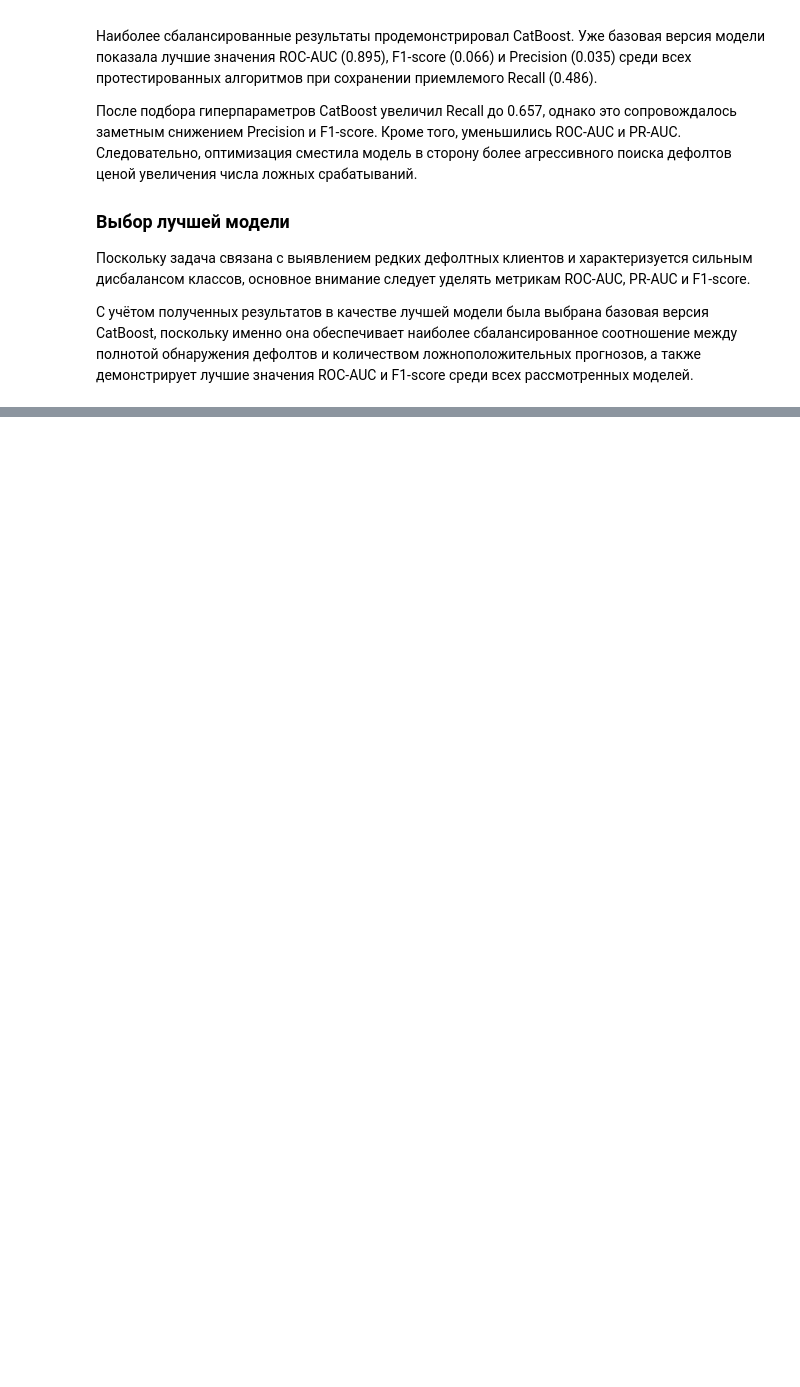
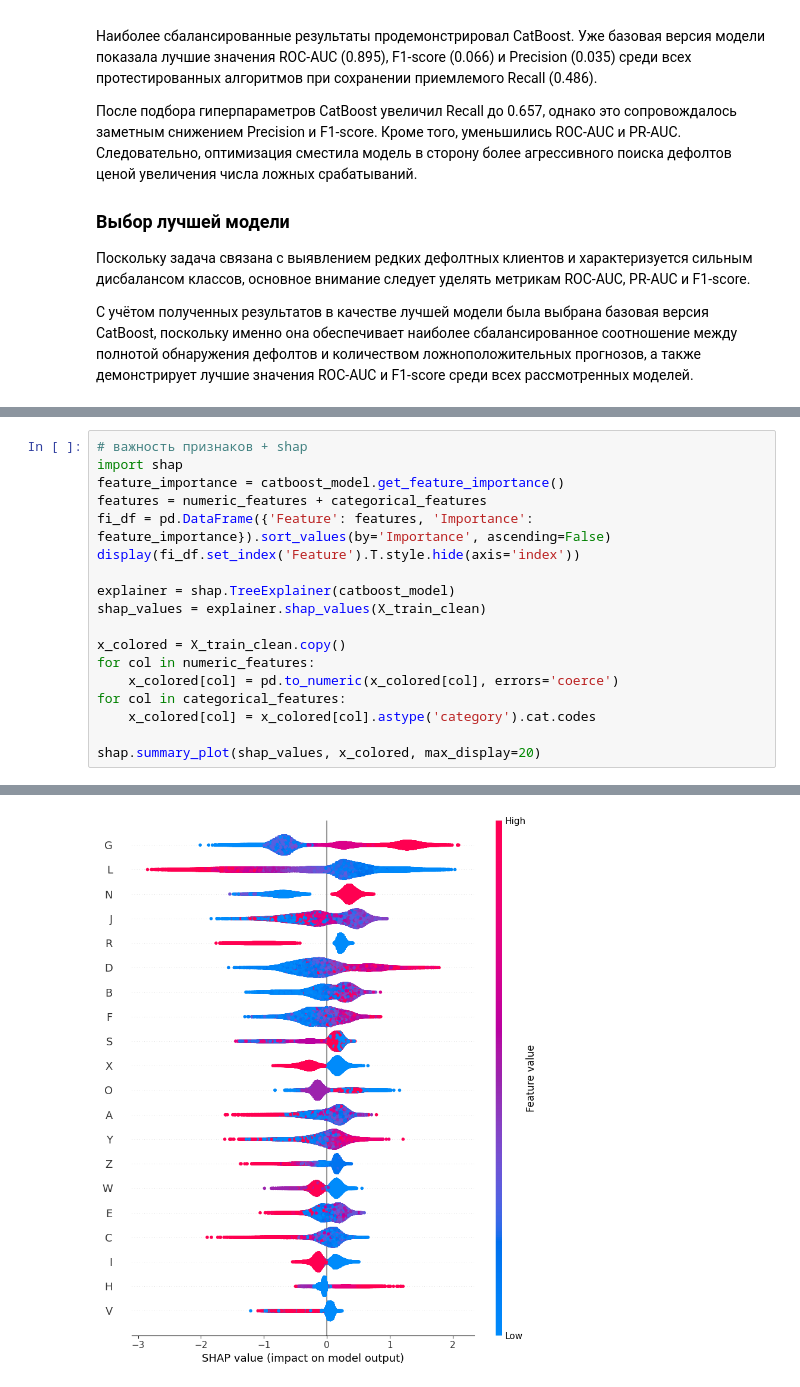
Before and after one commit to VadimTTT/credit_scoring, a Jupyter notebook: explore.ipynb, the cells around one changed output, grey strips where cells are left out. Cells and saved outputs as stored; diff of their text form; blank space fills up the shorter version.

```diff
--- a/explore.ipynb
+++ b/explore.ipynb
@@ -863,0 +869,19 @@ np.float64(0.0037932479185289187)
+# %%
+# важность признаков + shap
+import shap
+feature_importance = catboost_model.get_feature_importance()
+features = numeric_features + categorical_features
+fi_df = pd.DataFrame({'Feature': features, 'Importance': feature_importance}).sort_values(by='Importance', ascending=False)
+display(fi_df.set_index('Feature').T.style.hide(axis='index'))
+
+explainer = shap.TreeExplainer(catboost_model)
+shap_values = explainer.shap_values(X_train_clean)
+
+x_colored = X_train_clean.copy()
+for col in numeric_features:
+    x_colored[col] = pd.to_numeric(x_colored[col], errors='coerce')
+for col in categorical_features:
+    x_colored[col] = x_colored[col].astype('category').cat.codes
+
+shap.summary_plot(shap_values, x_colored, max_display=20)
+# %% [output]
@@ -863,0 +890 @@ np.float64(0.0037932479185289187)
+[figure, added]
```
Also changed, not shown: parts of 12 cells of this notebook.
